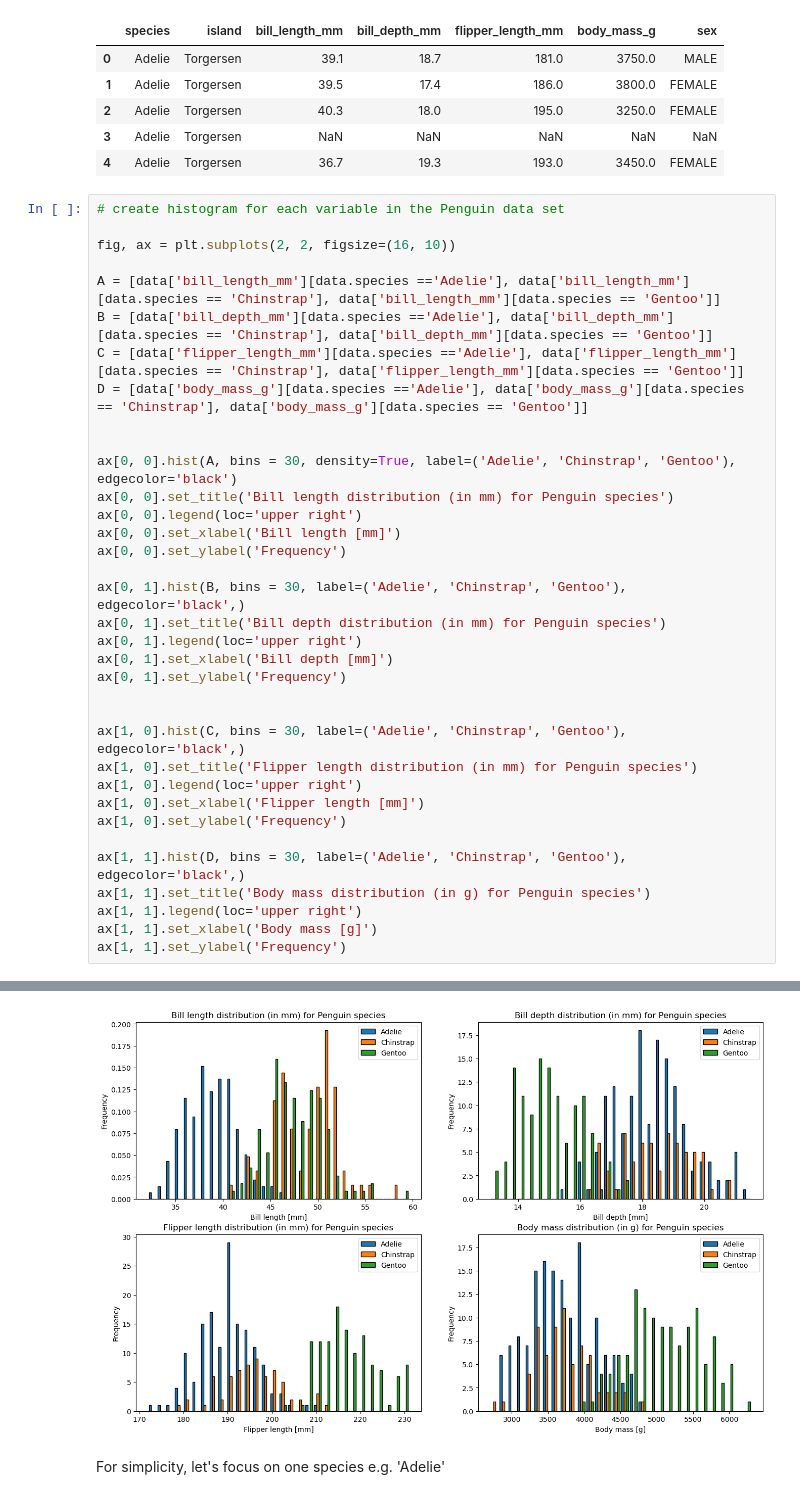
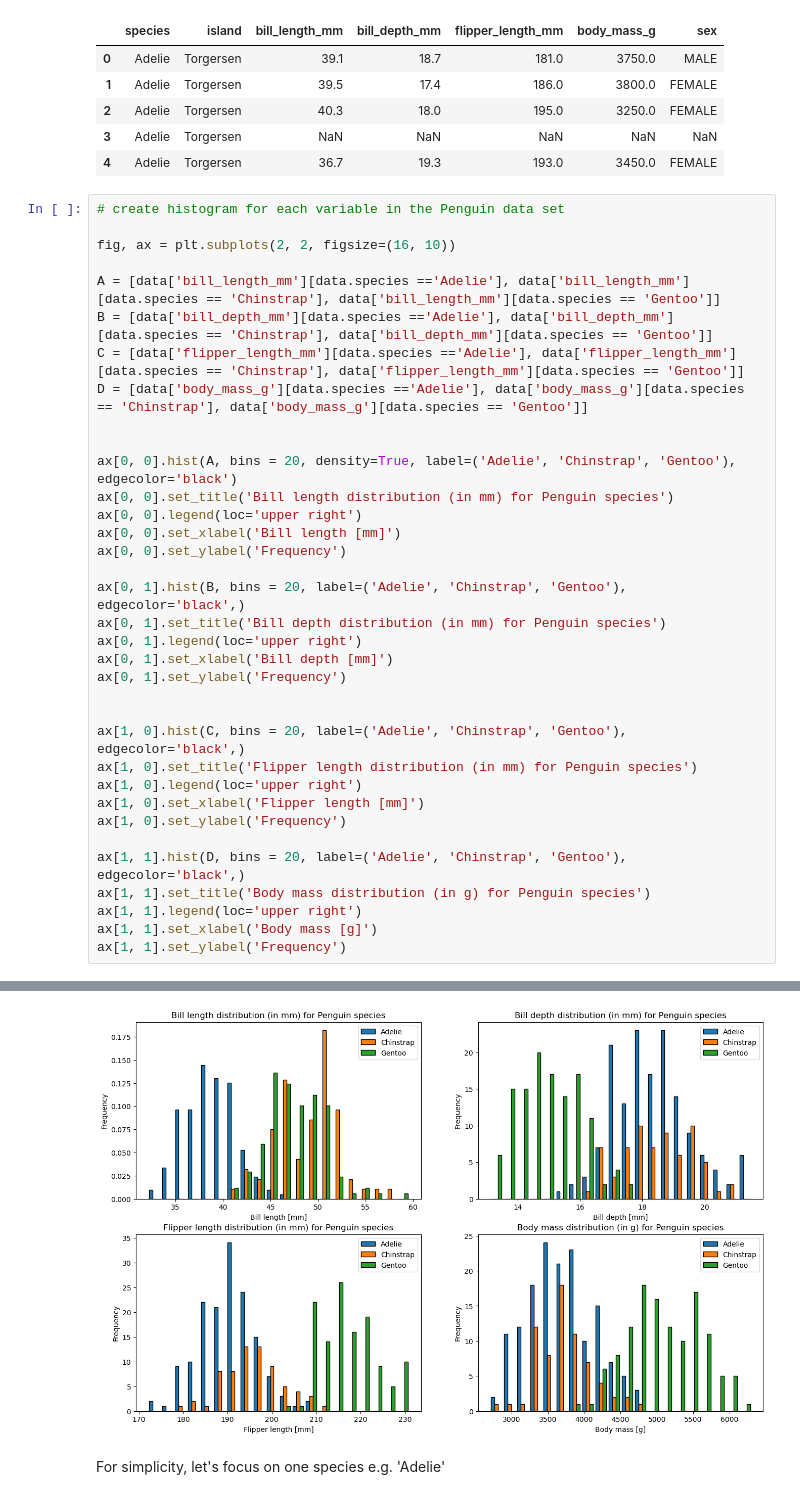
Before and after one commit to shanekeenan/fundamentals_of_data_analysis, a Jupyter notebook: tasks.ipynb, the cells around one changed output, grey strips where cells are left out. Cells and saved outputs as stored; diff of their text form.

```diff
--- a/tasks.ipynb
+++ b/tasks.ipynb
@@ -229,38 +231,38 @@ data.head(5)
 fig, ax = plt.subplots(2, 2, figsize=(16, 10))
 
 A = [data['bill_length_mm'][data.species =='Adelie'], data['bill_length_mm'][data.species == 'Chinstrap'], data['bill_length_mm'][data.species == 'Gentoo']]
 B = [data['bill_depth_mm'][data.species =='Adelie'], data['bill_depth_mm'][data.species == 'Chinstrap'], data['bill_depth_mm'][data.species == 'Gentoo']]
 C = [data['flipper_length_mm'][data.species =='Adelie'], data['flipper_length_mm'][data.species == 'Chinstrap'], data['flipper_length_mm'][data.species == 'Gentoo']]
 D = [data['body_mass_g'][data.species =='Adelie'], data['body_mass_g'][data.species == 'Chinstrap'], data['body_mass_g'][data.species == 'Gentoo']]
 
 
-ax[0, 0].hist(A, bins = 30, density=True, label=('Adelie', 'Chinstrap', 'Gentoo'), edgecolor='black')
+ax[0, 0].hist(A, bins = 20, density=True, label=('Adelie', 'Chinstrap', 'Gentoo'), edgecolor='black')
 ax[0, 0].set_title('Bill length distribution (in mm) for Penguin species')
 ax[0, 0].legend(loc='upper right')
 ax[0, 0].set_xlabel('Bill length [mm]')
 ax[0, 0].set_ylabel('Frequency')
 
-ax[0, 1].hist(B, bins = 30, label=('Adelie', 'Chinstrap', 'Gentoo'), edgecolor='black',)
+ax[0, 1].hist(B, bins = 20, label=('Adelie', 'Chinstrap', 'Gentoo'), edgecolor='black',)
 ax[0, 1].set_title('Bill depth distribution (in mm) for Penguin species')
 ax[0, 1].legend(loc='upper right')
 ax[0, 1].set_xlabel('Bill depth [mm]')
 ax[0, 1].set_ylabel('Frequency')
 
 
-ax[1, 0].hist(C, bins = 30, label=('Adelie', 'Chinstrap', 'Gentoo'), edgecolor='black',)
+ax[1, 0].hist(C, bins = 20, label=('Adelie', 'Chinstrap', 'Gentoo'), edgecolor='black',)
 ax[1, 0].set_title('Flipper length distribution (in mm) for Penguin species')
 ax[1, 0].legend(loc='upper right')
 ax[1, 0].set_xlabel('Flipper length [mm]')
 ax[1, 0].set_ylabel('Frequency')
 
-ax[1, 1].hist(D, bins = 30, label=('Adelie', 'Chinstrap', 'Gentoo'), edgecolor='black',)
+ax[1, 1].hist(D, bins = 20, label=('Adelie', 'Chinstrap', 'Gentoo'), edgecolor='black',)
 ax[1, 1].set_title('Body mass distribution (in g) for Penguin species')
 ax[1, 1].legend(loc='upper right')
 ax[1, 1].set_xlabel('Body mass [g]')
 ax[1, 1].set_ylabel('Frequency')
 # %% [output]
 Text(0, 0.5, 'Frequency')
-[figure, old version]
+[figure, new version]
 # %% [markdown]
 For simplicity, let's focus on one species e.g. 'Adelie'
 # %%
```
Also changed, not shown: parts of 12 cells of this notebook, 1 other file.
